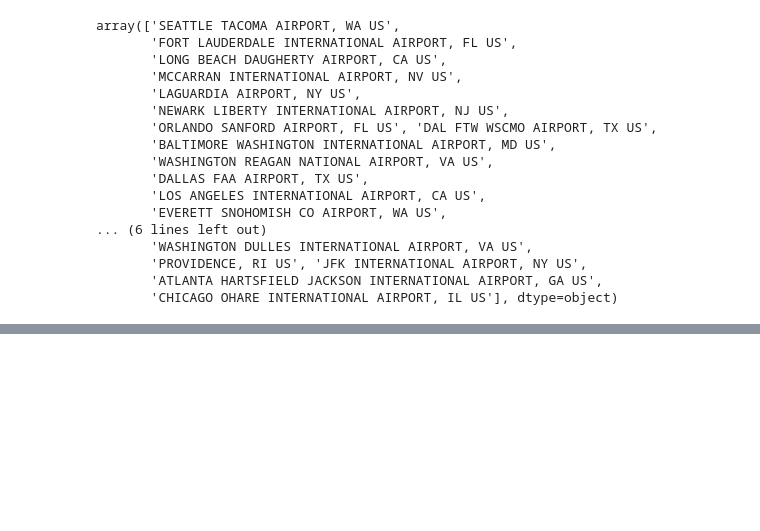
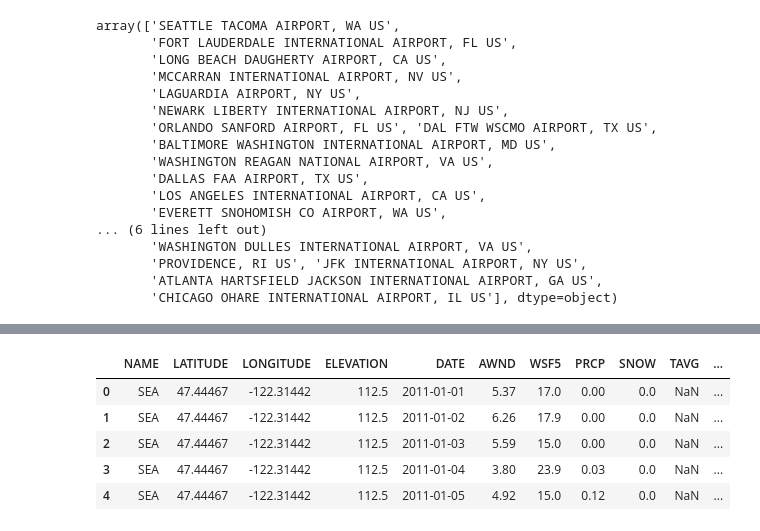
Before and after one commit to NicoleRyan99/GROUP-PROJECT-3, a Jupyter notebook: historical_weather.ipynb, the cells around one changed output, grey strips where cells are left out. Saved outputs shown, nothing was run; the diff lists cells and outputs as text; code cells hidden in the pictures; blank space fills up the shorter version.

```diff
--- a/historical_weather.ipynb
+++ b/historical_weather.ipynb
@@ -173,0 +137,35 @@ daily_summaries
+# %%
+weather_data["NAME"].replace({"SEATTLE TACOMA AIRPORT, WA US":"SEA",
+                              "FORT LAUDERDALE INTERNATIONAL AIRPORT, FL US": "FLL",
+                              "LONG BEACH DAUGHERTY AIRPORT, CA US":"LGB",
+                              "MCCARRAN INTERNATIONAL AIRPORT, NV US":"LAS",
+                              "LAGUARDIA AIRPORT, NY US":"LGA",
+                              "NEWARK LIBERTY INTERNATIONAL AIRPORT, NJ US":"EWR",
+                              "ORLANDO SANFORD AIRPORT, FL US":"SFB",
+                              "DAL FTW WSCMO AIRPORT, TX US":"DFW",
+                              "BALTIMORE WASHINGTON INTERNATIONAL AIRPORT, MD US":"BWI",
+                              "WASHINGTON REAGAN NATIONAL AIRPORT, VA US":"DCA",
+                              "DALLAS FAA AIRPORT, TX US":"DAL",
+                              "LOS ANGELES INTERNATIONAL AIRPORT, CA US":"LAX",
+                              "EVERETT SNOHOMISH CO AIRPORT, WA US":"PAE",
+                              "SANTA ANA JOHN WAYNE AIRPORT, CA US":"SNA",
+                              "MIAMI INTERNATIONAL AIRPORT, FL US":"MIA",
+                              "ORLANDO INTERNATIONAL AIRPORT, FL US":"MCO",
+                              "BOSTON, MA US":"BOS",
+                              "SAN FRANCISCO INTERNATIONAL AIRPORT, CA US":"SFO",
+                              "CHICAGO MIDWAY AIRPORT, IL US":"ORD",
+                              "ONTARIO INTERNATIONAL AIRPORT, CA US":"ONT",
+                              "WASHINGTON DULLES INTERNATIONAL AIRPORT, VA US":"IAD",
+                              "PROVIDENCE, RI US":"PVD",
+                              "JFK INTERNATIONAL AIRPORT, NY US":"JFK",
+                              "ATLANTA HARTSFIELD JACKSON INTERNATIONAL AIRPORT, GA US":"ATL",
+                              "CHICAGO OHARE INTERNATIONAL AIRPORT, IL US":"ORD"
+                             }, inplace = True)
+weather_data.head()
+# %% [output]
+|  | NAME | LATITUDE | LONGITUDE | ELEVATION | DATE | AWND | WSF5 | PRCP | SNOW | TAVG | ... |
+| 0 | SEA | 47.44467 | -122.31442 | 112.5 | 2011-01-01 | 5.37 | 17.0 | 0.00 | 0.0 | NaN | ... |
+| 1 | SEA | 47.44467 | -122.31442 | 112.5 | 2011-01-02 | 6.26 | 17.9 | 0.00 | 0.0 | NaN | ... |
+| 2 | SEA | 47.44467 | -122.31442 | 112.5 | 2011-01-03 | 5.59 | 15.0 | 0.00 | 0.0 | NaN | ... |
+| 3 | SEA | 47.44467 | -122.31442 | 112.5 | 2011-01-04 | 3.80 | 23.9 | 0.03 | 0.0 | NaN | ... |
+| 4 | SEA | 47.44467 | -122.31442 | 112.5 | 2011-01-05 | 4.92 | 15.0 | 0.12 | 0.0 | NaN | ... |
```
Also changed, not shown: parts of 21 cells of this notebook, 1 other file.
